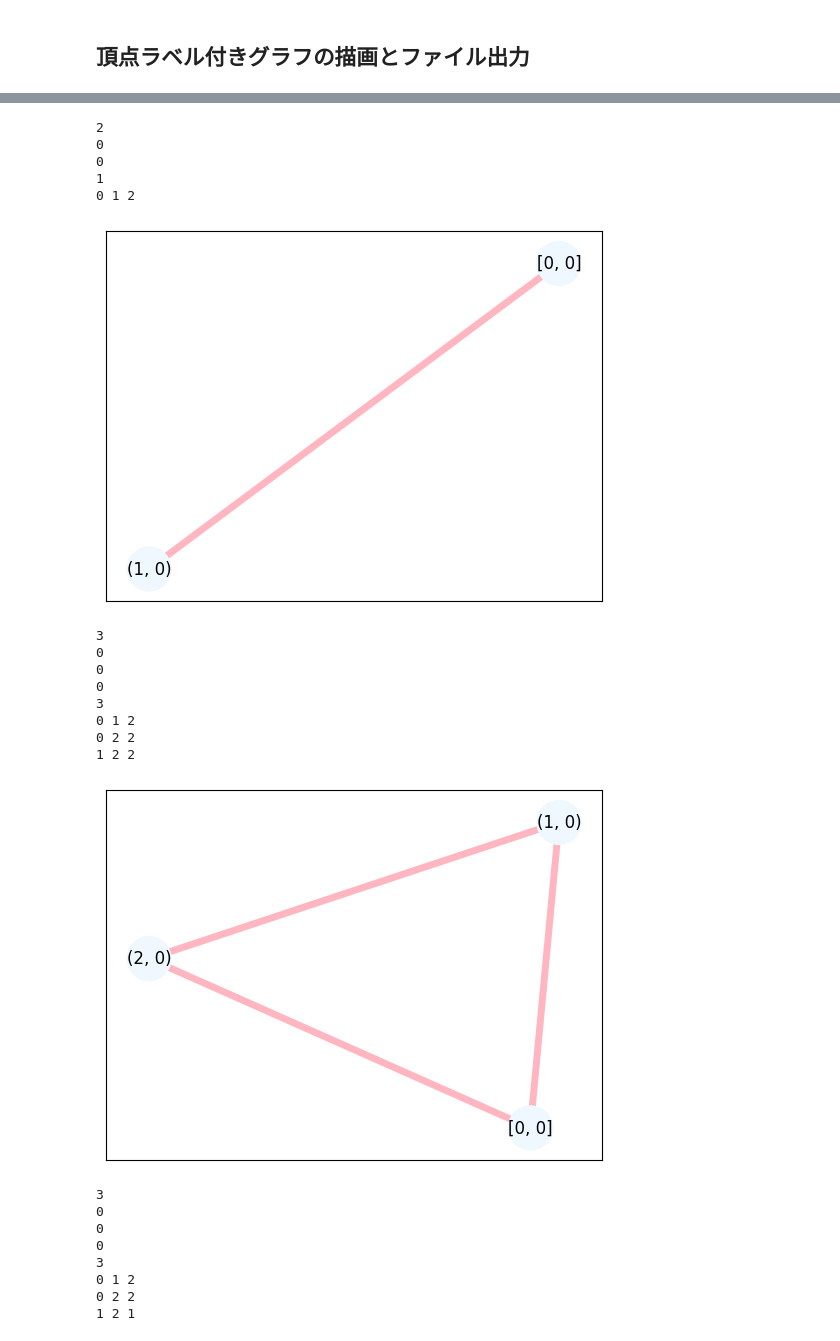
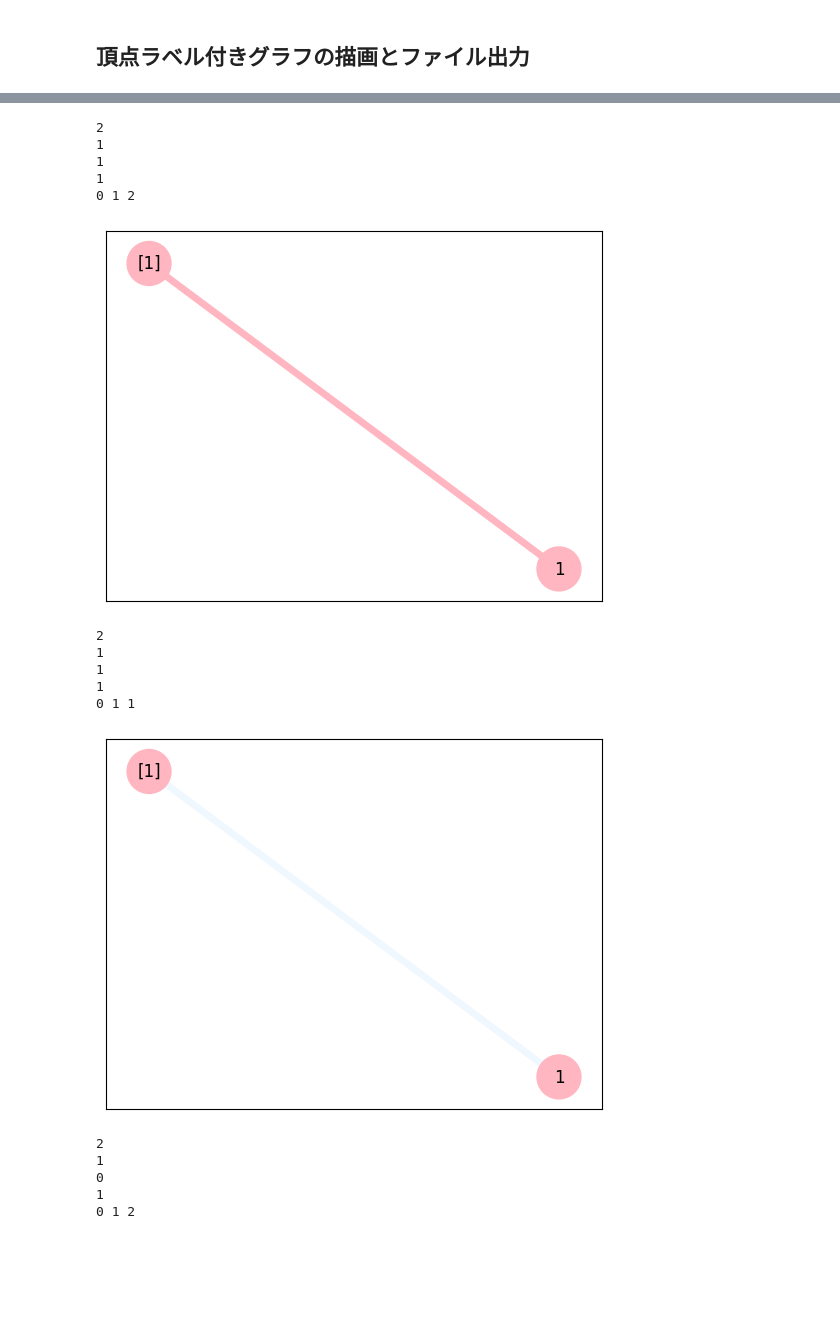
Before and after one commit to FRANKI3420/enumerateWithAcGM, a Jupyter notebook: draw_graph_eLabel.ipynb, the cells around one changed output, grey strips where cells are left out. Cells and saved outputs as stored; diff of their text form; code cells hidden in the pictures; blank space fills up the shorter version.

```diff
--- a/draw_graph_eLabel.ipynb
+++ b/draw_graph_eLabel.ipynb
@@ -24,7 +24,7 @@ color_array = []
 edge_colors = []
 
 # 頂点ラベル数
-sigma = 5
+sigma = 2
 edgeLabelNum  = 2
 
 # CSS4_COLORS の色をリストに変換
@@ -89,10 +89,11 @@ while True:
         print(node)
         # G.nodes[id] = node
         G.add_node(id)
+
         if id==0:
-            labels = {id: [id,node]}
+            labels = {id: [node]}
         else:
-            labels[id] = id,node
+            labels[id] = node
         id+=1
 
         # countlabels.add(node)
@@ -147,23 +148,17 @@ pdf.close()
 2
-0
-0
+1
+1
 1
 0 1 2
-[figure, old version]
+[figure, new version]
-3
-0
-0
-0
-3
-0 1 2
-0 2 2
-1 2 2
+2
+1
+1
+1
+0 1 1
-[figure, old version]
+[figure, new version]
-3
+2
+1
 0
-0
-0
-3
+1
 0 1 2
-0 2 2
-1 2 1
```
Also changed, not shown: parts of 2 cells of this notebook, 5 other files.
